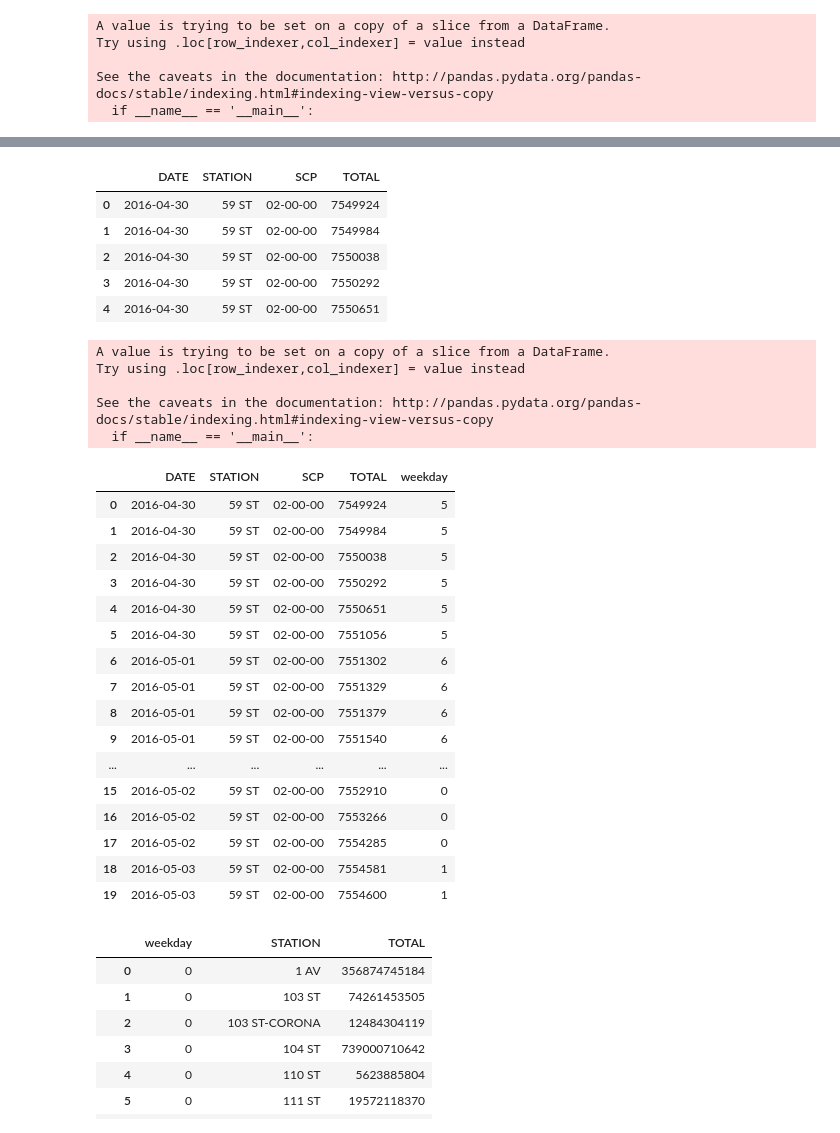
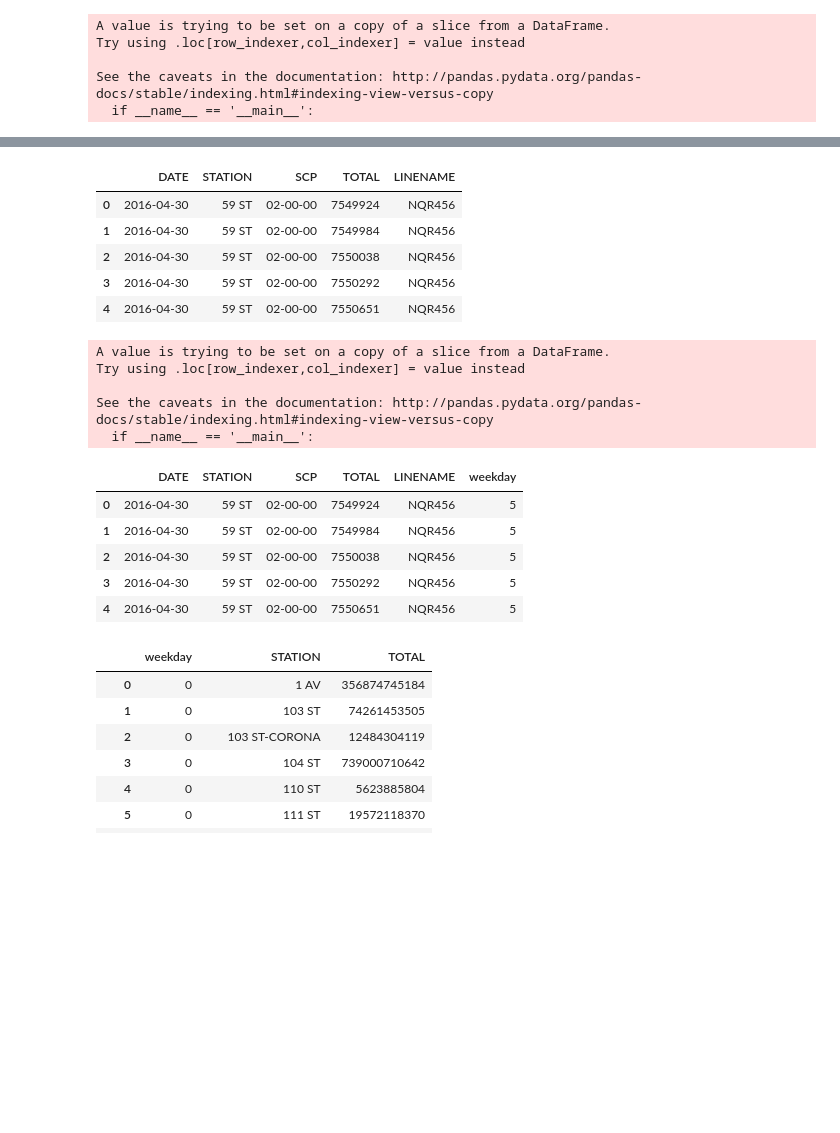
Before and after one commit to 1fmusic/MTABenson_metis, a Jupyter notebook: Project1_dfs_chris.ipynb, the cells around one changed output, grey strips where cells are left out. Drawn from its saved outputs; the diff is of its cells as text; code cells hidden in the pictures; blank space fills up the shorter version.

```diff
--- a/Project1_dfs_chris.ipynb
+++ b/Project1_dfs_chris.ipynb
@@ -211,7 +189,7 @@ turnstile_df[(turnstile_df['LINENAME'] == 'FQ') & (turnstile_df['STATION'] == 'W
 | 2957623 | G015 | R312 | 01-06-01 | W 8 ST-AQUARIUM | FQ | BMT | 06/23/2017 | 20:00:00 | REGULAR | 450577 | 122878 | ... |
 5386 rows × 12 columns
 # %%
-turnstile_extract_data_df = turnstile_df[['DATE', 'STATION', 'SCP', 'TOTAL']]
+turnstile_extract_data_df = turnstile_df[['DATE', 'STATION', 'SCP', 'TOTAL', 'LINENAME']]
 # %%
 def find_busiest_stations(number, turnstile_df):
     """
@@ -303,12 +286,12 @@ memory usage: 95.4+ MB
 # %%
 turnstile_extract_data_df.head()
 # %% [output]
-|  | DATE | STATION | SCP | TOTAL |
-| 0 | 2016-04-30 | 59 ST | 02-00-00 | 7549924 |
-| 1 | 2016-04-30 | 59 ST | 02-00-00 | 7549984 |
-| 2 | 2016-04-30 | 59 ST | 02-00-00 | 7550038 |
-| 3 | 2016-04-30 | 59 ST | 02-00-00 | 7550292 |
-| 4 | 2016-04-30 | 59 ST | 02-00-00 | 7550651 |
+|  | DATE | STATION | SCP | TOTAL | LINENAME |
+| 0 | 2016-04-30 | 59 ST | 02-00-00 | 7549924 | NQR456 |
+| 1 | 2016-04-30 | 59 ST | 02-00-00 | 7549984 | NQR456 |
+| 2 | 2016-04-30 | 59 ST | 02-00-00 | 7550038 | NQR456 |
+| 3 | 2016-04-30 | 59 ST | 02-00-00 | 7550292 | NQR456 |
+| 4 | 2016-04-30 | 59 ST | 02-00-00 | 7550651 | NQR456 |
 # %%
 turnstile_extract_data_df['weekday'] = turnstile_extract_data_df['DATE'].dt.dayofweek
 # %% [output]
@@ -318,25 +301,14 @@ Try using .loc[row_indexer,col_indexer] = value instead
 See the caveats in the documentation: http://pandas.pydata.org/pandas-docs/stable/indexing.html#indexing-view-versus-copy
   if __name__ == '__main__':
 # %%
- turnstile_extract_data_df.head(20)
+ turnstile_extract_data_df.head()
 # %% [output]
-|  | DATE | STATION | SCP | TOTAL | weekday |
-| 0 | 2016-04-30 | 59 ST | 02-00-00 | 7549924 | 5 |
-| 1 | 2016-04-30 | 59 ST | 02-00-00 | 7549984 | 5 |
-| 2 | 2016-04-30 | 59 ST | 02-00-00 | 7550038 | 5 |
-| 3 | 2016-04-30 | 59 ST | 02-00-00 | 7550292 | 5 |
-| 4 | 2016-04-30 | 59 ST | 02-00-00 | 7550651 | 5 |
-| 5 | 2016-04-30 | 59 ST | 02-00-00 | 7551056 | 5 |
-| 6 | 2016-05-01 | 59 ST | 02-00-00 | 7551302 | 6 |
-| 7 | 2016-05-01 | 59 ST | 02-00-00 | 7551329 | 6 |
-| 8 | 2016-05-01 | 59 ST | 02-00-00 | 7551379 | 6 |
-| 9 | 2016-05-01 | 59 ST | 02-00-00 | 7551540 | 6 |
-| ... | ... | ... | ... | ... | ... |
-| 15 | 2016-05-02 | 59 ST | 02-00-00 | 7552910 | 0 |
-| 16 | 2016-05-02 | 59 ST | 02-00-00 | 7553266 | 0 |
-| 17 | 2016-05-02 | 59 ST | 02-00-00 | 7554285 | 0 |
-| 18 | 2016-05-03 | 59 ST | 02-00-00 | 7554581 | 1 |
-| 19 | 2016-05-03 | 59 ST | 02-00-00 | 7554600 | 1 |
+|  | DATE | STATION | SCP | TOTAL | LINENAME | weekday |
+| 0 | 2016-04-30 | 59 ST | 02-00-00 | 7549924 | NQR456 | 5 |
+| 1 | 2016-04-30 | 59 ST | 02-00-00 | 7549984 | NQR456 | 5 |
+| 2 | 2016-04-30 | 59 ST | 02-00-00 | 7550038 | NQR456 | 5 |
+| 3 | 2016-04-30 | 59 ST | 02-00-00 | 7550292 | NQR456 | 5 |
+| 4 | 2016-04-30 | 59 ST | 02-00-00 | 7550651 | NQR456 | 5 |
 # %%
 turnstile_extract_data_df.groupby(['weekday', 'STATION']).sum().reset_index()
 # %% [output]
```
Also changed, not shown: parts of 50 cells of this notebook.
